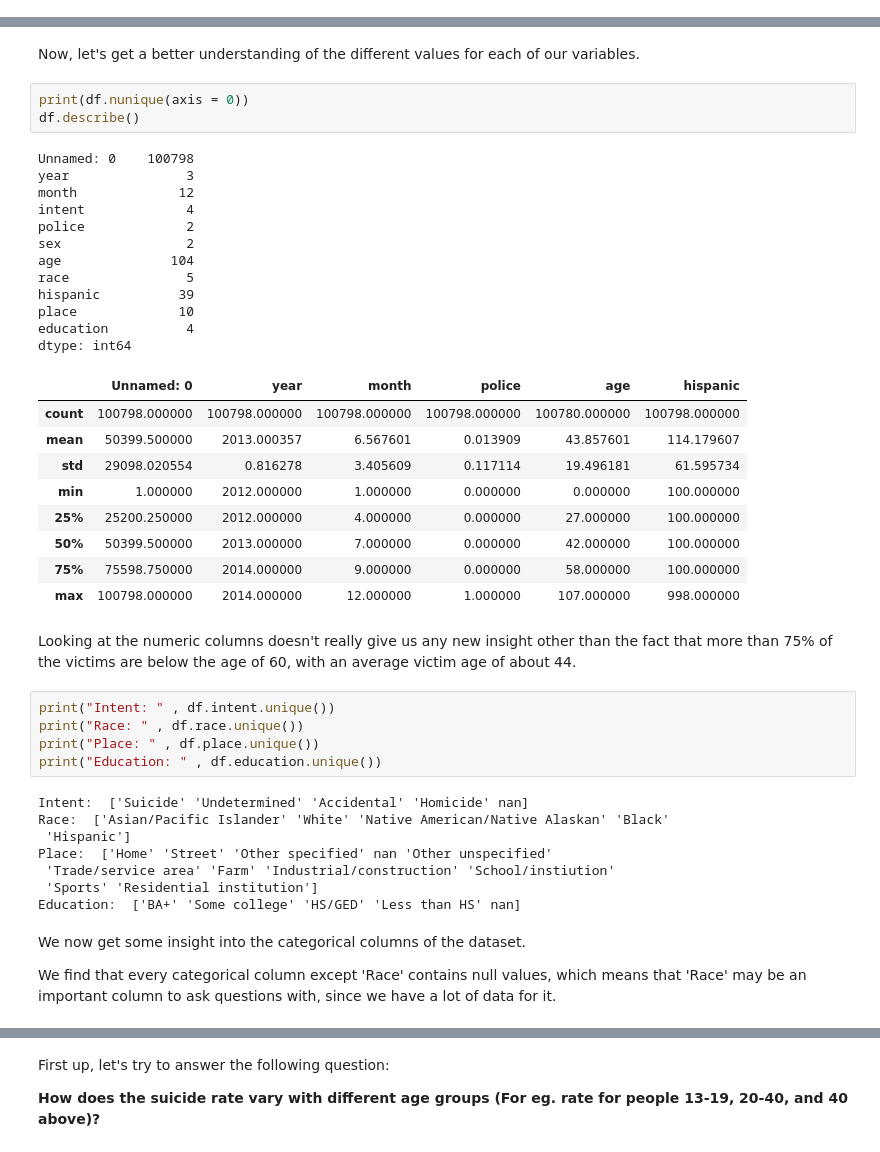
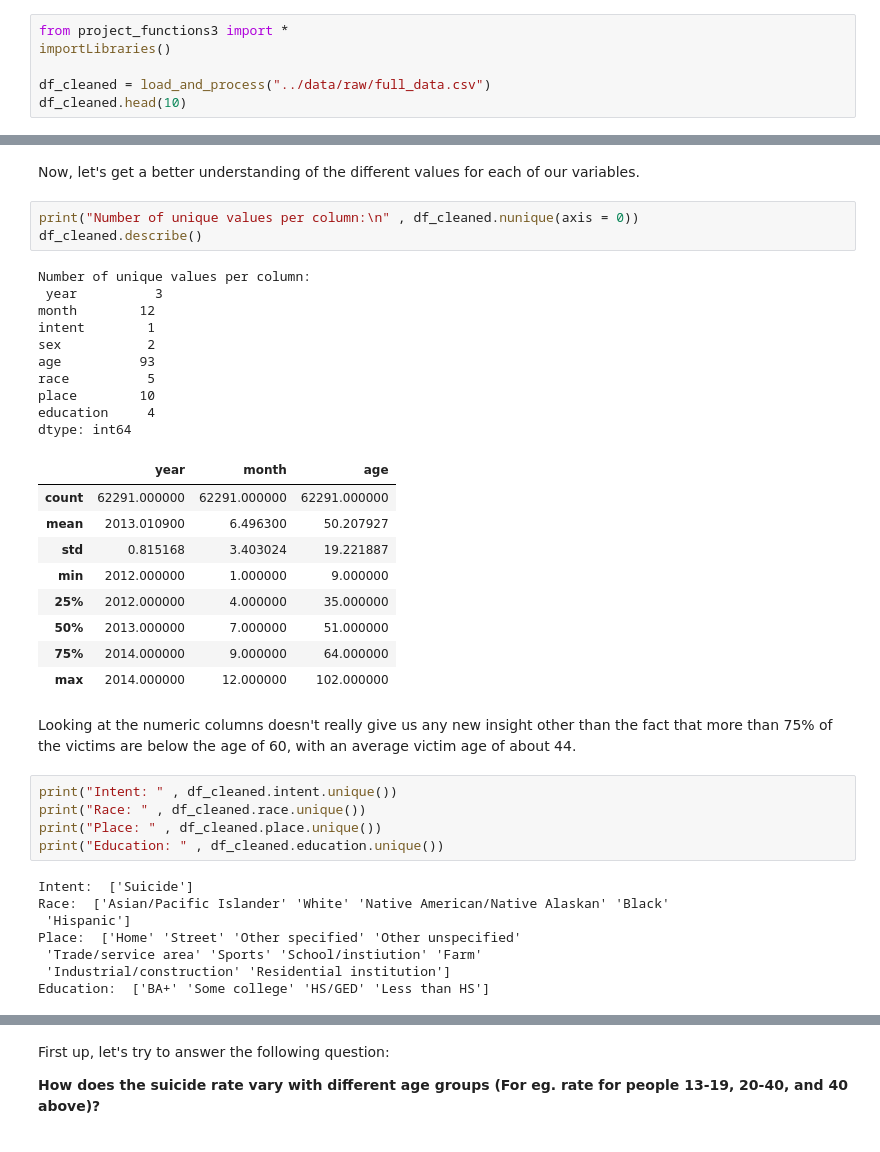
Before and after one commit to ubco-W2022T2-data301/project-group09, a Jupyter notebook: analysis/analysis3.ipynb, the cells around one changed output, grey strips where cells are left out. Saved outputs shown, nothing was run; the diff lists cells and outputs as text.

```diff
--- a/analysis/analysis3.ipynb
+++ b/analysis/analysis3.ipynb
@@ -42,0 +19,6 @@ Index(['Unnamed: 0', 'year', 'month', 'intent', 'police', 'sex', 'age', 'race',
+# %%
+from project_functions3 import *
+importLibraries()
+
+df_cleaned = load_and_process("../data/raw/full_data.csv")
+df_cleaned.head(10)
@@ -43,46 +37,40 @@ Index(['Unnamed: 0', 'year', 'month', 'intent', 'police', 'sex', 'age', 'race',
 # %% [markdown]
 Now, let's get a better understanding of the different values for each of our variables.
 # %%
-print(df.nunique(axis = 0))
-df.describe()
+print("Number of unique values per column:\n" , df_cleaned.nunique(axis = 0))
+df_cleaned.describe()
 # %% [output]
-Unnamed: 0    100798
-year               3
-month             12
-intent             4
-police             2
-sex                2
-age              104
-race               5
-hispanic          39
-place             10
-education          4
+Number of unique values per column:
+ year          3
+month        12
+intent        1
+sex           2
+age          93
+race          5
+place        10
+education     4
 dtype: int64
-|  | Unnamed: 0 | year | month | police | age | hispanic |
-| count | 100798.000000 | 100798.000000 | 100798.000000 | 100798.000000 | 100780.000000 | 100798.000000 |
-| mean | 50399.500000 | 2013.000357 | 6.567601 | 0.013909 | 43.857601 | 114.179607 |
-| std | 29098.020554 | 0.816278 | 3.405609 | 0.117114 | 19.496181 | 61.595734 |
-| min | 1.000000 | 2012.000000 | 1.000000 | 0.000000 | 0.000000 | 100.000000 |
-| 25% | 25200.250000 | 2012.000000 | 4.000000 | 0.000000 | 27.000000 | 100.000000 |
-| 50% | 50399.500000 | 2013.000000 | 7.000000 | 0.000000 | 42.000000 | 100.000000 |
-| 75% | 75598.750000 | 2014.000000 | 9.000000 | 0.000000 | 58.000000 | 100.000000 |
-| max | 100798.000000 | 2014.000000 | 12.000000 | 1.000000 | 107.000000 | 998.000000 |
+|  | year | month | age |
+| count | 62291.000000 | 62291.000000 | 62291.000000 |
+| mean | 2013.010900 | 6.496300 | 50.207927 |
+| std | 0.815168 | 3.403024 | 19.221887 |
+| min | 2012.000000 | 1.000000 | 9.000000 |
+| 25% | 2012.000000 | 4.000000 | 35.000000 |
+| 50% | 2013.000000 | 7.000000 | 51.000000 |
+| 75% | 2014.000000 | 9.000000 | 64.000000 |
+| max | 2014.000000 | 12.000000 | 102.000000 |
 # %% [markdown]
 Looking at the numeric columns doesn't really give us any new insight other than the fact that more than 75% of the victims are below the age of 60, with an average victim age of about 44.
 # %%
-print("Intent: " , df.intent.unique())
-print("Race: " , df.race.unique())
-print("Place: " , df.place.unique())
-print("Education: " , df.education.unique())
+print("Intent: " , df_cleaned.intent.unique())
+print("Race: " , df_cleaned.race.unique())
+print("Place: " , df_cleaned.place.unique())
+print("Education: " , df_cleaned.education.unique())
 # %% [output]
-Intent:  ['Suicide' 'Undetermined' 'Accidental' 'Homicide' nan]
+Intent:  ['Suicide']
 Race:  ['Asian/Pacific Islander' 'White' 'Native American/Native Alaskan' 'Black'
  'Hispanic']
-Place:  ['Home' 'Street' 'Other specified' nan 'Other unspecified'
- 'Trade/service area' 'Farm' 'Industrial/construction' 'School/instiution'
- 'Sports' 'Residential institution']
-Education:  ['BA+' 'Some college' 'HS/GED' 'Less than HS' nan]
+Place:  ['Home' 'Street' 'Other specified' 'Other unspecified'
+ 'Trade/service area' 'Sports' 'School/instiution' 'Farm'
+ 'Industrial/construction' 'Residential institution']
+Education:  ['BA+' 'Some college' 'HS/GED' 'Less than HS']
-# %% [markdown]
-We now get some insight into the categorical columns of the dataset.
-
-We find that every categorical column except 'Race' contains null values, which means that 'Race' may be an important column to ask questions with, since we have a lot of data for it.
```
Also changed, not shown: parts of 39 cells of this notebook, 2 other files.
